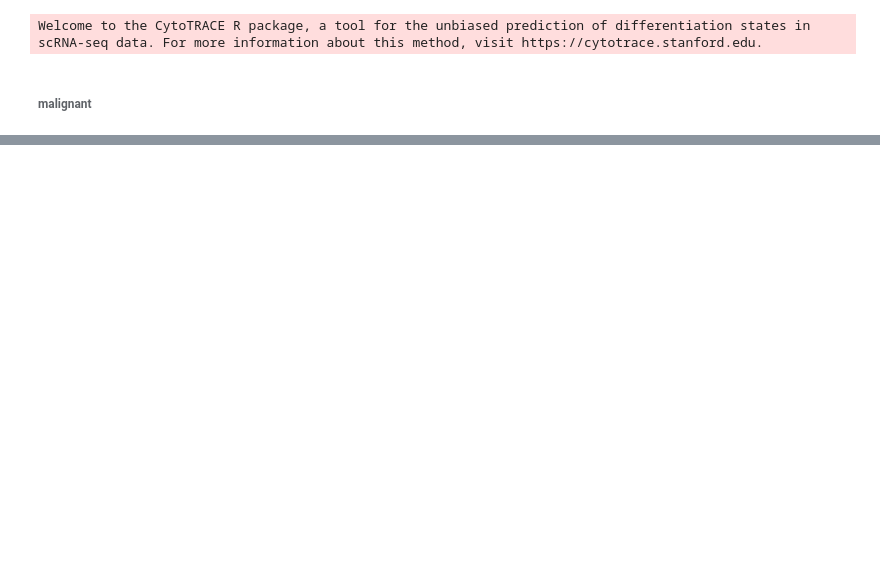
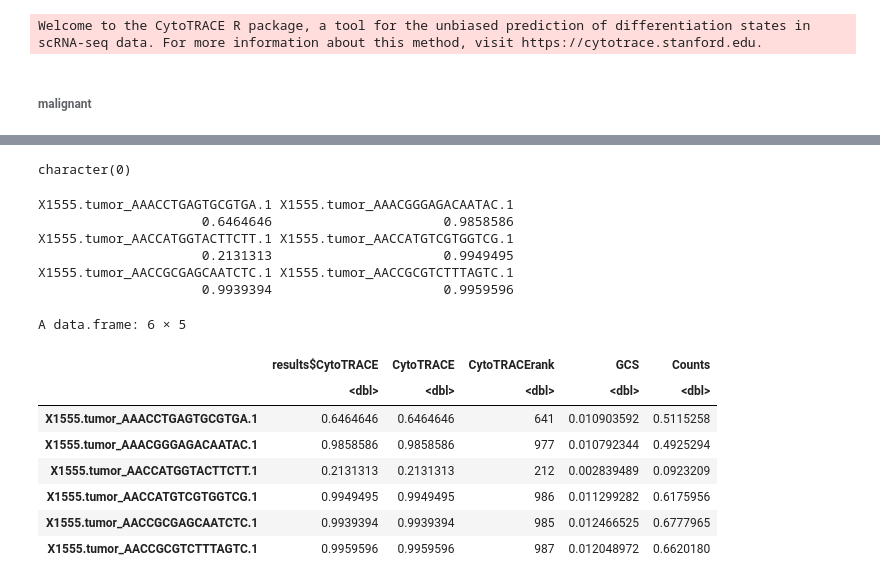
Before and after one commit to estorrs/single-cell-pdac, a Jupyter notebook: notebooks/cytotrace.ipynb, the cells around one changed output, grey strips where cells are left out. Cells and saved outputs as stored; diff of their text form; code cells hidden in the pictures; blank space fills up the shorter version.

```diff
--- a/notebooks/cytotrace.ipynb
+++ b/notebooks/cytotrace.ipynb
@@ -7,10 +9,10 @@ Welcome to the CytoTRACE R package, a tool for the unbiased prediction of differ
 # %% [markdown]
 ###### malignant
 # %%
-surgical = read.table('../data/single_cell/cytotrace/inputs/malignant_in-house surgical.txt', sep = "\t", header = TRUE, row.names='Gene')
-peng = read.table('../data/single_cell/cytotrace/inputs/malignant_peng.txt', sep = "\t", header = TRUE, row.names='Gene')
-lin = read.table('../data/single_cell/cytotrace/inputs/malignant_lin.txt', sep = "\t", header = TRUE, row.names='Gene')
-csy = read.table('../data/single_cell/cytotrace/inputs/malignant_chan-seng-yue.txt', sep = "\t", header = TRUE, row.names='Gene')
+surgical = read.table('../data/single_cell/cytotrace/inputs/malignant_redo_in-house surgical.txt', sep = "\t", header = TRUE, row.names='Gene')
+peng = read.table('../data/single_cell/cytotrace/inputs/malignant_redo_peng.txt', sep = "\t", header = TRUE, row.names='Gene')
+lin = read.table('../data/single_cell/cytotrace/inputs/malignant_redo_lin.txt', sep = "\t", header = TRUE, row.names='Gene')
+csy = read.table('../data/single_cell/cytotrace/inputs/malignant_redo_chan-seng-yue.txt', sep = "\t", header = TRUE, row.names='Gene')
 # %%
 datasets <- list(surgical, peng, lin, csy)
-results <- iCytoTRACE(datasets)
+results <- iCytoTRACE(datasets, enableFast = TRUE, ncores = 10)
@@ -16,0 +25,31 @@ results <- iCytoTRACE(datasets)
+# %%
+head(results$filteredCells)
+# %% [output]
+character(0)
+# %%
+head(results$CytoTRACE)
+# %% [output]
+X1555.tumor_AAACCTGAGTGCGTGA.1 X1555.tumor_AAACGGGAGACAATAC.1
+                     0.6464646                      0.9858586
+X1555.tumor_AACCATGGTACTTCTT.1 X1555.tumor_AACCATGTCGTGGTCG.1
+                     0.2131313                      0.9949495
+X1555.tumor_AACCGCGAGCAATCTC.1 X1555.tumor_AACCGCGTCTTTAGTC.1
+                     0.9939394                      0.9959596
+# %%
+df = as.data.frame(results$CytoTRACE)
+df$CytoTRACE = results$CytoTRACE
+df$CytoTRACErank = results$CytoTRACErank
+df$GCS = results$GCS
+df$Counts = results$Counts
+
+head(df)
+# %% [output]
+A data.frame: 6 × 5
+|  | results$CytoTRACE | CytoTRACE | CytoTRACErank | GCS | Counts |
+|  | <dbl> | <dbl> | <dbl> | <dbl> | <dbl> |
+| X1555.tumor_AAACCTGAGTGCGTGA.1 | 0.6464646 | 0.6464646 | 641 | 0.010903592 | 0.5115258 |
+| X1555.tumor_AAACGGGAGACAATAC.1 | 0.9858586 | 0.9858586 | 977 | 0.010792344 | 0.4925294 |
+| X1555.tumor_AACCATGGTACTTCTT.1 | 0.2131313 | 0.2131313 | 212 | 0.002839489 | 0.0923209 |
+| X1555.tumor_AACCATGTCGTGGTCG.1 | 0.9949495 | 0.9949495 | 986 | 0.011299282 | 0.6175956 |
+| X1555.tumor_AACCGCGAGCAATCTC.1 | 0.9939394 | 0.9939394 | 985 | 0.012466525 | 0.6777965 |
+| X1555.tumor_AACCGCGTCTTTAGTC.1 | 0.9959596 | 0.9959596 | 987 | 0.012048972 | 0.6620180 |
```
Also changed, not shown: parts of 12 cells of this notebook, 9 other files.
